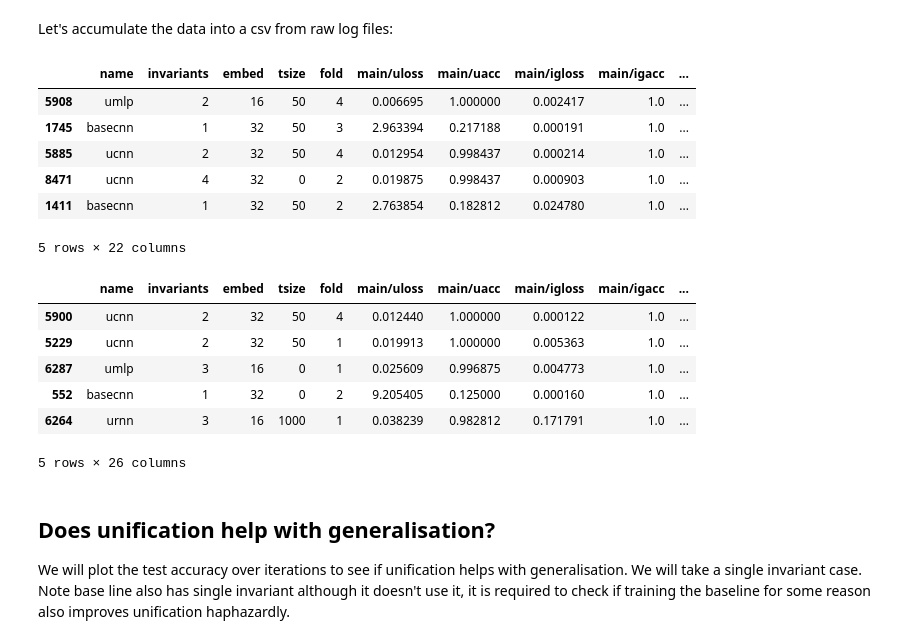
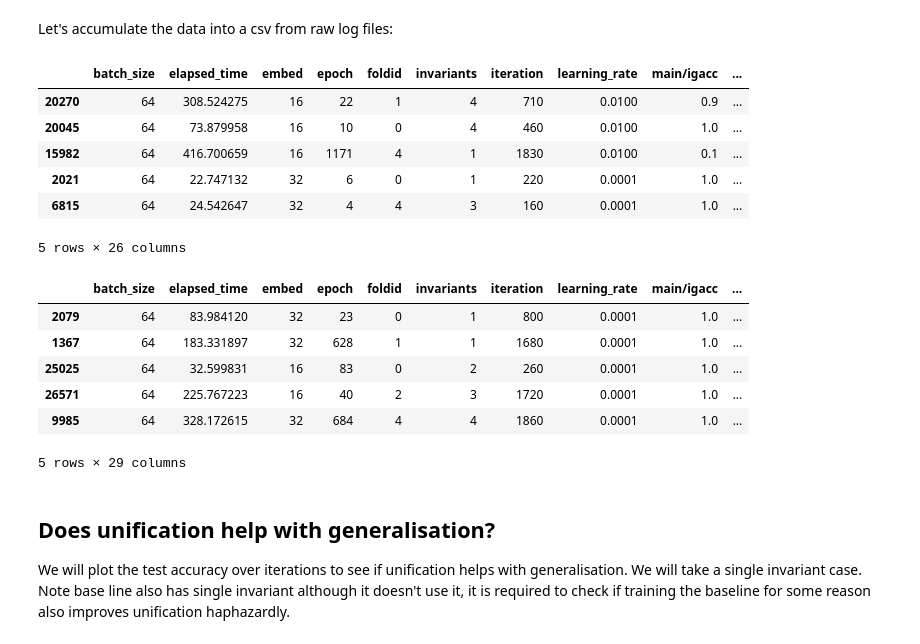
Before and after one commit to nuric/softuni, a Jupyter notebook: analyse_umlp_ucnn.ipynb, the cells around one changed output. Cells and saved outputs as stored; diff of their text form; code cells hidden in the pictures.

```diff
--- a/analyse_umlp_ucnn.ipynb
+++ b/analyse_umlp_ucnn.ipynb
@@ -16,40 +15,42 @@ for type in umlp ucnn urnn; do
 done
 # %%
 # Load respective data
-df_umlp = pd.read_csv("umlp_results.csv")
+df_umlp = pd.read_csv("results/umlp_results.csv")
 # UMLP has an extra length column which is fixed and we don't need
 df_umlp = df_umlp.drop(columns=['length', 'symbols'])
-df_ucnn = pd.read_csv("ucnn_results.csv")
+df_umlp['type'] = 'mlp'
+df_ucnn = pd.read_csv("results/ucnn_results.csv")
 df_ucnn = df_ucnn.drop(columns=['symbols'])
-df_urnn = pd.read_csv("urnn_results.csv")
+df_ucnn['type'] = 'cnn'
+df_urnn = pd.read_csv("results/urnn_results.csv")
 df_urnn = df_urnn.drop(columns=['length'])
+df_urnn['type'] = 'rnn'
 df = pd.concat([df_umlp, df_ucnn, df_urnn])
 
 # The dataframe contain the training results at each iteration with experiment details
 df.sample(5)
 # %% [output]
-|  | name | invariants | embed | tsize | fold | main/uloss | main/uacc | main/igloss | main/igacc | ... |
-| 5908 | umlp | 2 | 16 | 50 | 4 | 0.006695 | 1.000000 | 0.002417 | 1.0 | ... |
-| 1745 | basecnn | 1 | 32 | 50 | 3 | 2.963394 | 0.217188 | 0.000191 | 1.0 | ... |
-| 5885 | ucnn | 2 | 32 | 50 | 4 | 0.012954 | 0.998437 | 0.000214 | 1.0 | ... |
-| 8471 | ucnn | 4 | 32 | 0 | 2 | 0.019875 | 0.998437 | 0.000903 | 1.0 | ... |
-| 1411 | basecnn | 1 | 32 | 50 | 2 | 2.763854 | 0.182812 | 0.024780 | 1.0 | ... |
+|  | batch_size | elapsed_time | embed | epoch | foldid | invariants | iteration | learning_rate | main/igacc | ... |
+| 20270 | 64 | 308.524275 | 16 | 22 | 1 | 4 | 710 | 0.0100 | 0.9 | ... |
+| 20045 | 64 | 73.879958 | 16 | 10 | 0 | 4 | 460 | 0.0100 | 1.0 | ... |
+| 15982 | 64 | 416.700659 | 16 | 1171 | 4 | 1 | 1830 | 0.0100 | 0.1 | ... |
+| 2021 | 64 | 22.747132 | 32 | 6 | 0 | 1 | 220 | 0.0001 | 1.0 | ... |
+| 6815 | 64 | 24.542647 | 32 | 4 | 4 | 3 | 160 | 0.0001 | 1.0 | ... |
-5 rows × 22 columns
+5 rows × 26 columns
 # %%
 # We'll create some extra computed columns for convenience
-df['unification'] = ~df['name'].str.contains('base', regex=False) # Do we have unification enabled?
-df['type'] = df['name'].apply(lambda s: s[-3:]) # What network type is this?
+df['unification'] = ~df['nouni'] # Do we have unification enabled?
 df['test/acc'] = df['test/main/uacc'].where(df.unification, df['test/main/oacc']) # Which test accuracy to pick?
 df['test/er'] = 1-df['test/acc'] # Test error rate
 df.sample(5)
 # %% [output]
-|  | name | invariants | embed | tsize | fold | main/uloss | main/uacc | main/igloss | main/igacc | ... |
-| 5900 | ucnn | 2 | 32 | 50 | 4 | 0.012440 | 1.000000 | 0.000122 | 1.0 | ... |
-| 5229 | ucnn | 2 | 32 | 50 | 1 | 0.019913 | 1.000000 | 0.005363 | 1.0 | ... |
-| 6287 | umlp | 3 | 16 | 0 | 1 | 0.025609 | 0.996875 | 0.004773 | 1.0 | ... |
-| 552 | basecnn | 1 | 32 | 0 | 2 | 9.205405 | 0.125000 | 0.000160 | 1.0 | ... |
-| 6264 | urnn | 3 | 16 | 1000 | 1 | 0.038239 | 0.982812 | 0.171791 | 1.0 | ... |
+|  | batch_size | elapsed_time | embed | epoch | foldid | invariants | iteration | learning_rate | main/igacc | ... |
+| 2079 | 64 | 83.984120 | 32 | 23 | 0 | 1 | 800 | 0.0001 | 1.0 | ... |
+| 1367 | 64 | 183.331897 | 32 | 628 | 1 | 1 | 1680 | 0.0001 | 1.0 | ... |
+| 25025 | 64 | 32.599831 | 16 | 83 | 0 | 2 | 260 | 0.0001 | 1.0 | ... |
+| 26571 | 64 | 225.767223 | 16 | 40 | 2 | 3 | 1720 | 0.0001 | 1.0 | ... |
+| 9985 | 64 | 328.172615 | 32 | 684 | 4 | 4 | 1860 | 0.0001 | 1.0 | ... |
-5 rows × 26 columns
+5 rows × 29 columns
 # %% [markdown]
 ## Does unification help with generalisation?
 We will plot the test accuracy over iterations to see if unification helps with generalisation. We will take a single invariant case. Note base line also has single invariant although it doesn't use it, it is required to check if training the baseline for some reason also improves unification haphazardly.
```
Also changed, not shown: parts of 9 cells of this notebook, 4 other files.
